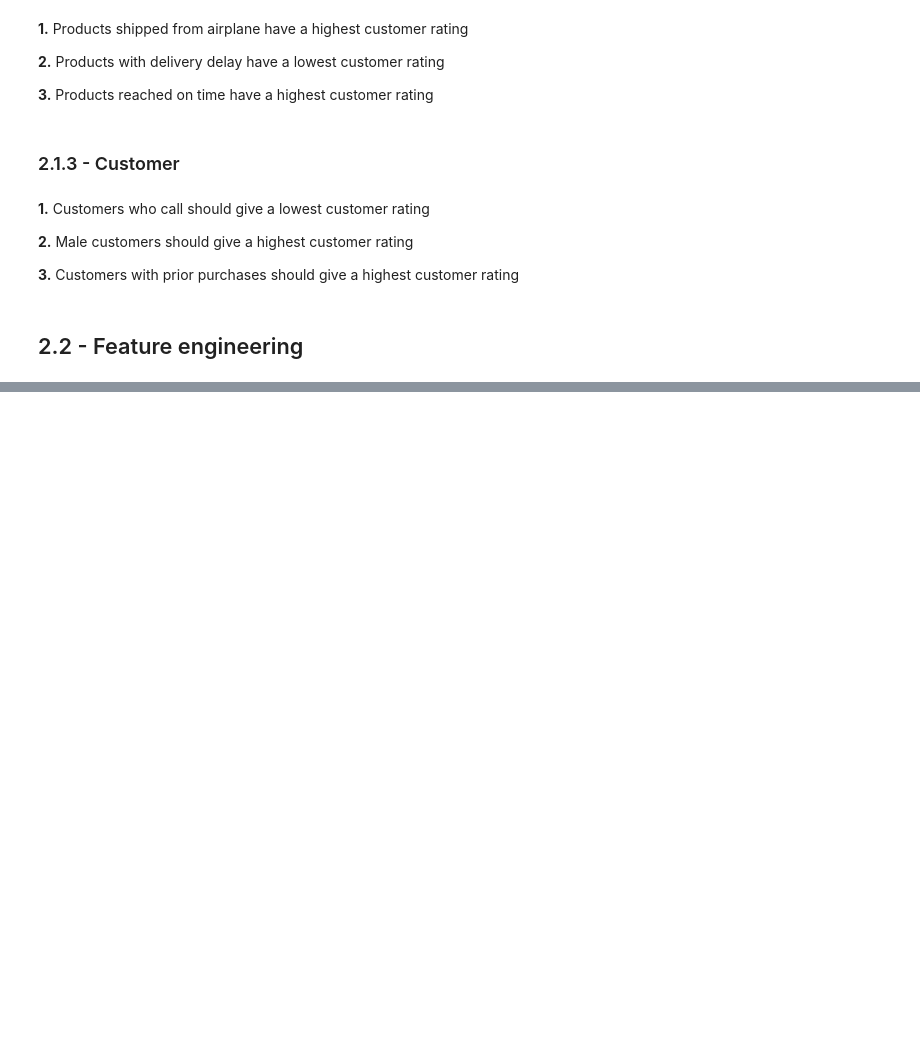
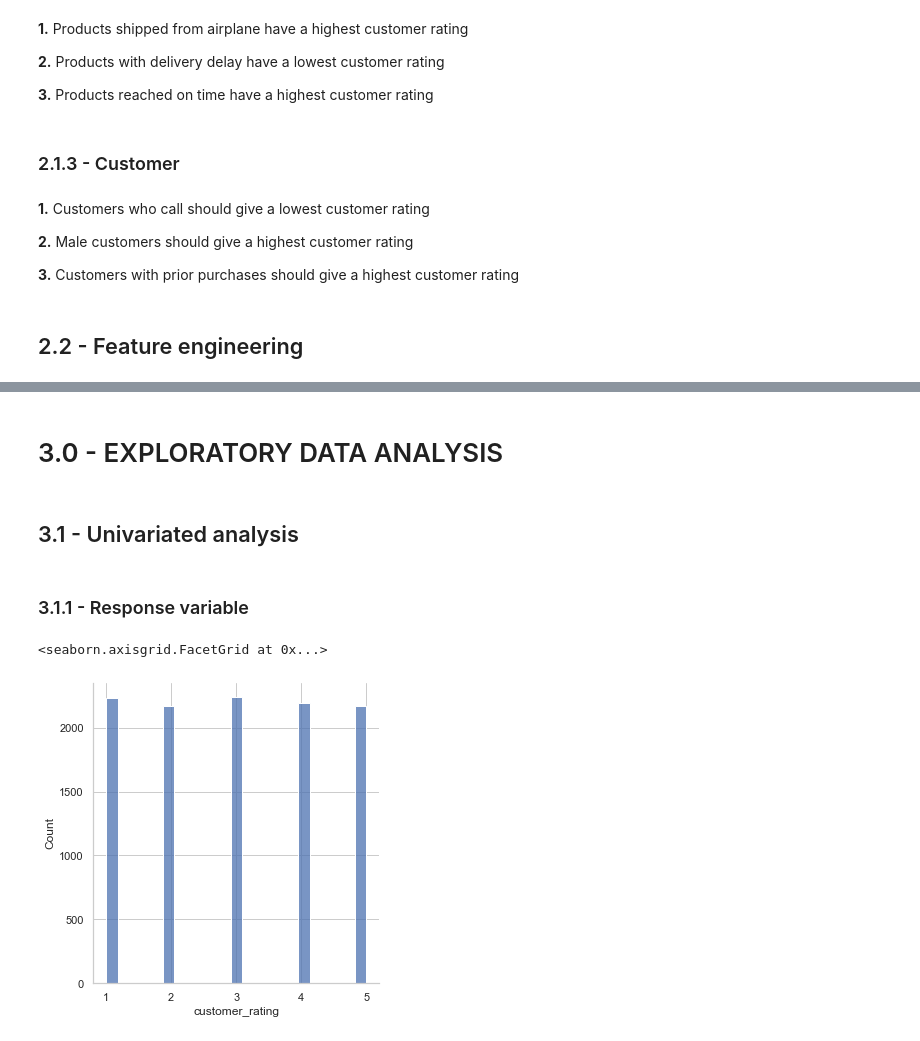
Before and after one commit to laertevasques/top1-Ecommerce-Insights-Project, a Jupyter notebook: Notebook/Top1_Insight_Projects_01.ipynb, the cells around one changed output, grey strips where cells are left out. Cells and saved outputs as stored; diff of their text form; code cells hidden in the pictures; blank space fills up the shorter version.

```diff
--- a/Notebook/Top1_Insight_Projects.ipynb
+++ b/Notebook/Top1_Insight_Projects_01.ipynb
@@ -296,7 +298,20 @@ Image('../Images/mindmap.png')
 # %% [markdown]
 ## 2.2 - Feature engineering
 # %%
-#mode_of_shipment
-df2.mode_of_shipment = df2.mode_of_shipment.apply( lambda x: 'Ship' if x == 'A' else 'Flight'if x == 'B' else 'Road' )
+le = preprocessing.LabelEncoder()
+oe = preprocessing.OrdinalEncoder()
 
-#product_importance
+# Encoding
+
+#mode_of_shipment (with label encoder)
+df2['shipment_enconded'] = le.fit_transform(df2['mode_of_shipment'])
+
+#product_importance (with ordinal encoder)
+df2['product_importance_encoded'] = oe.fit_transform(df2[['product_importance']])
+
+#gender (label encoder with lambda)
+df2['gender_encoded'] = df2['gender'].apply( lambda x: 0 if x == 'F' else 1 )
+
+#warehouse_block (with label encoder)
+map = {'A' : 0, 'B' : 1, 'C' : 2, 'D' : 3, 'F' : 4}
+df2['warehouse_block_encoded'] = df2.warehouse_block.map(map)
@@ -311,0 +327,13 @@ df2.head()
+# %% [markdown]
+# 3.0 - EXPLORATORY DATA ANALYSIS
+# %%
+df3 = df2.copy()
+# %% [markdown]
+## 3.1 - Univariated analysis
+# %% [markdown]
+### 3.1.1 - Response variable
+# %%
+sns.displot(df3['customer_rating'])
+# %% [output]
+<seaborn.axisgrid.FacetGrid at 0x...>
+[figure, added]
```
Also changed, not shown: parts of 7 cells of this notebook.
